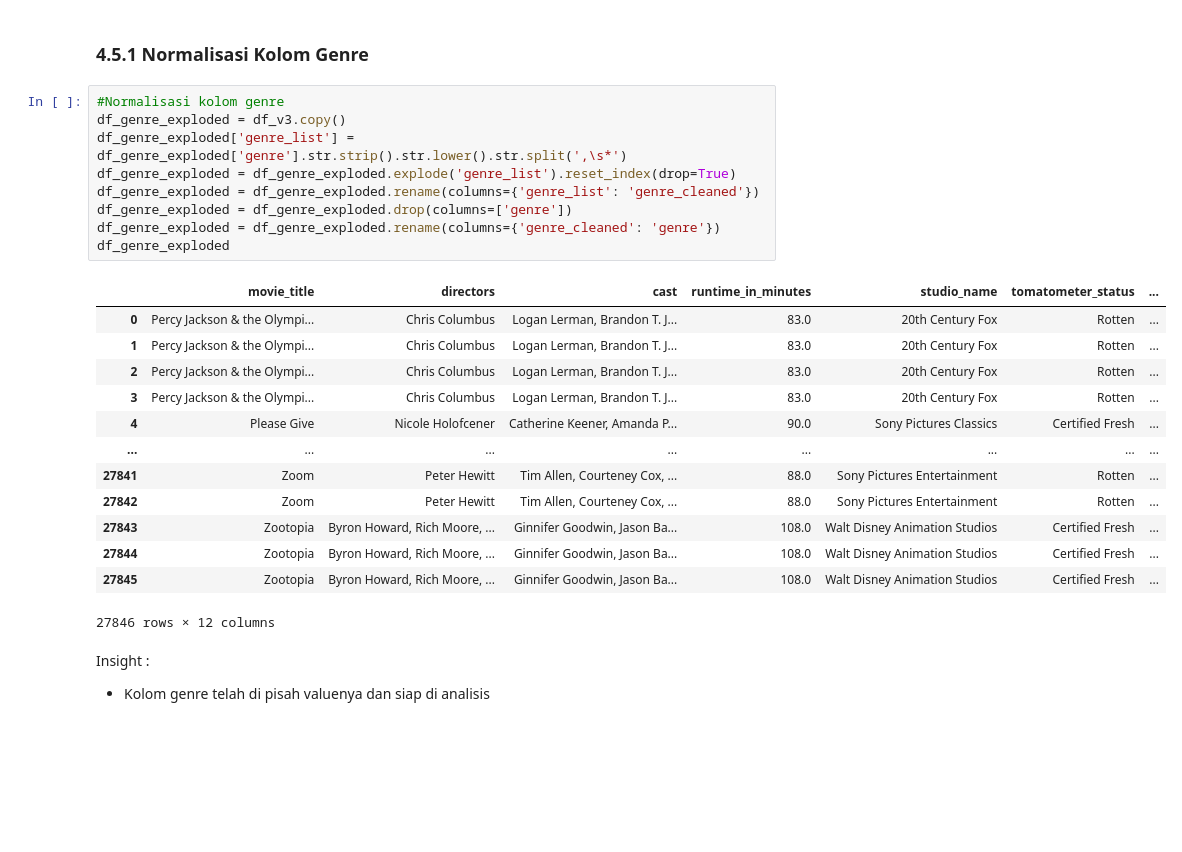
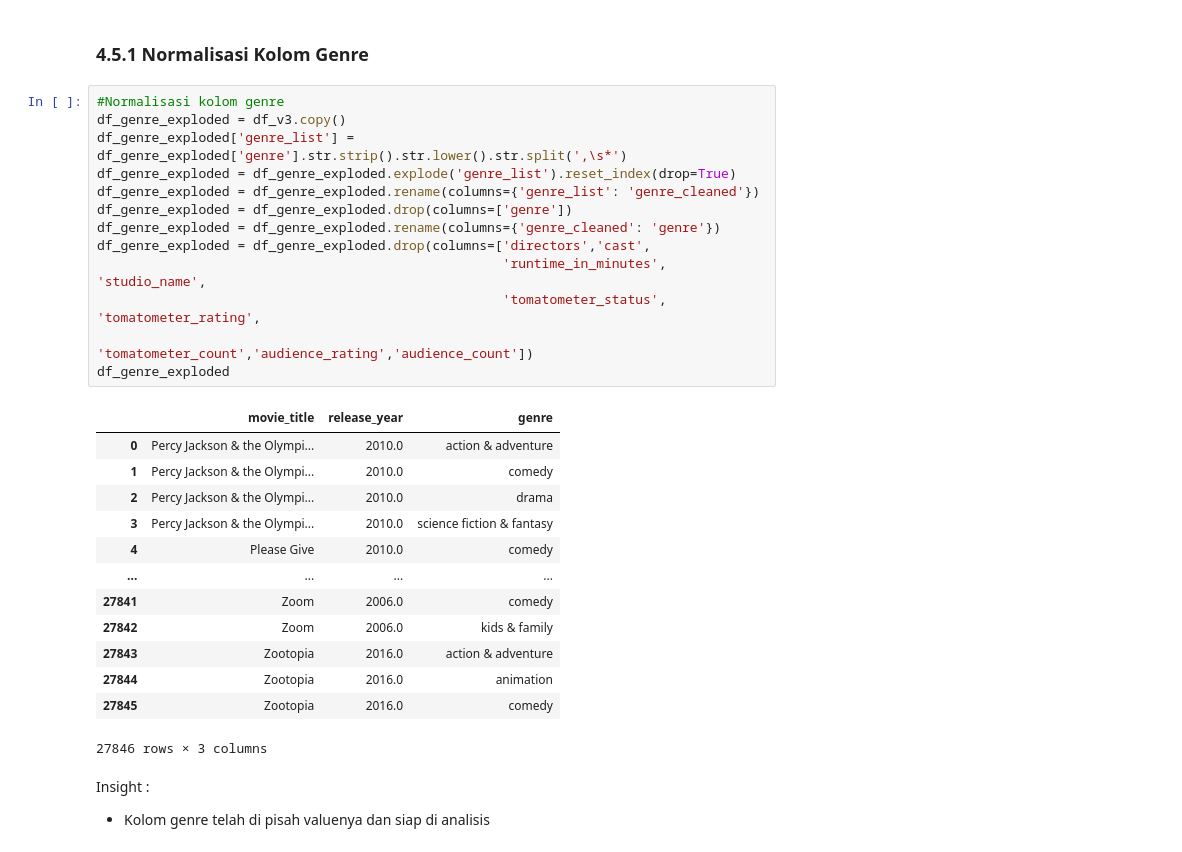
Before and after one commit to HbbSiregar/StreamWise, a Jupyter notebook: StreamWise.ipynb, the cells around one changed output. Saved outputs shown, nothing was run; the diff lists cells and outputs as text; blank space fills up the shorter version.

```diff
--- a/StreamWise.ipynb
+++ b/StreamWise.ipynb
@@ -1579,26 +1580,30 @@ Insight :
 # %%
 #Normalisasi kolom genre
 df_genre_exploded = df_v3.copy()
 df_genre_exploded['genre_list'] = df_genre_exploded['genre'].str.strip().str.lower().str.split(',\s*')
 df_genre_exploded = df_genre_exploded.explode('genre_list').reset_index(drop=True)
 df_genre_exploded = df_genre_exploded.rename(columns={'genre_list': 'genre_cleaned'})
 df_genre_exploded = df_genre_exploded.drop(columns=['genre'])
 df_genre_exploded = df_genre_exploded.rename(columns={'genre_cleaned': 'genre'})
+df_genre_exploded = df_genre_exploded.drop(columns=['directors','cast',
+                                                    'runtime_in_minutes', 'studio_name',
+                                                    'tomatometer_status', 'tomatometer_rating',
+                                                    'tomatometer_count','audience_rating','audience_count'])
 df_genre_exploded
 # %% [output]
-|  | movie_title | directors | cast | runtime_in_minutes | studio_name | tomatometer_status | ... |
-| 0 | Percy Jackson & the Olympi... | Chris Columbus | Logan Lerman, Brandon T. J... | 83.0 | 20th Century Fox | Rotten | ... |
-| 1 | Percy Jackson & the Olympi... | Chris Columbus | Logan Lerman, Brandon T. J... | 83.0 | 20th Century Fox | Rotten | ... |
-| 2 | Percy Jackson & the Olympi... | Chris Columbus | Logan Lerman, Brandon T. J... | 83.0 | 20th Century Fox | Rotten | ... |
-| 3 | Percy Jackson & the Olympi... | Chris Columbus | Logan Lerman, Brandon T. J... | 83.0 | 20th Century Fox | Rotten | ... |
-| 4 | Please Give | Nicole Holofcener | Catherine Keener, Amanda P... | 90.0 | Sony Pictures Classics | Certified Fresh | ... |
-| ... | ... | ... | ... | ... | ... | ... | ... |
-| 27841 | Zoom | Peter Hewitt | Tim Allen, Courteney Cox, ... | 88.0 | Sony Pictures Entertainment | Rotten | ... |
-| 27842 | Zoom | Peter Hewitt | Tim Allen, Courteney Cox, ... | 88.0 | Sony Pictures Entertainment | Rotten | ... |
-| 27843 | Zootopia | Byron Howard, Rich Moore, ... | Ginnifer Goodwin, Jason Ba... | 108.0 | Walt Disney Animation Studios | Certified Fresh | ... |
-| 27844 | Zootopia | Byron Howard, Rich Moore, ... | Ginnifer Goodwin, Jason Ba... | 108.0 | Walt Disney Animation Studios | Certified Fresh | ... |
-| 27845 | Zootopia | Byron Howard, Rich Moore, ... | Ginnifer Goodwin, Jason Ba... | 108.0 | Walt Disney Animation Studios | Certified Fresh | ... |
+|  | movie_title | release_year | genre |
+| 0 | Percy Jackson & the Olympi... | 2010.0 | action & adventure |
+| 1 | Percy Jackson & the Olympi... | 2010.0 | comedy |
+| 2 | Percy Jackson & the Olympi... | 2010.0 | drama |
+| 3 | Percy Jackson & the Olympi... | 2010.0 | science fiction & fantasy |
+| 4 | Please Give | 2010.0 | comedy |
+| ... | ... | ... | ... |
+| 27841 | Zoom | 2006.0 | comedy |
+| 27842 | Zoom | 2006.0 | kids & family |
+| 27843 | Zootopia | 2016.0 | action & adventure |
+| 27844 | Zootopia | 2016.0 | animation |
+| 27845 | Zootopia | 2016.0 | comedy |
-27846 rows × 12 columns
+27846 rows × 3 columns
 # %% [markdown]
 Insight :
 - Kolom genre telah di pisah valuenya dan siap di analisis
```
Also changed, not shown: parts of 33 cells of this notebook, 2 other files.
